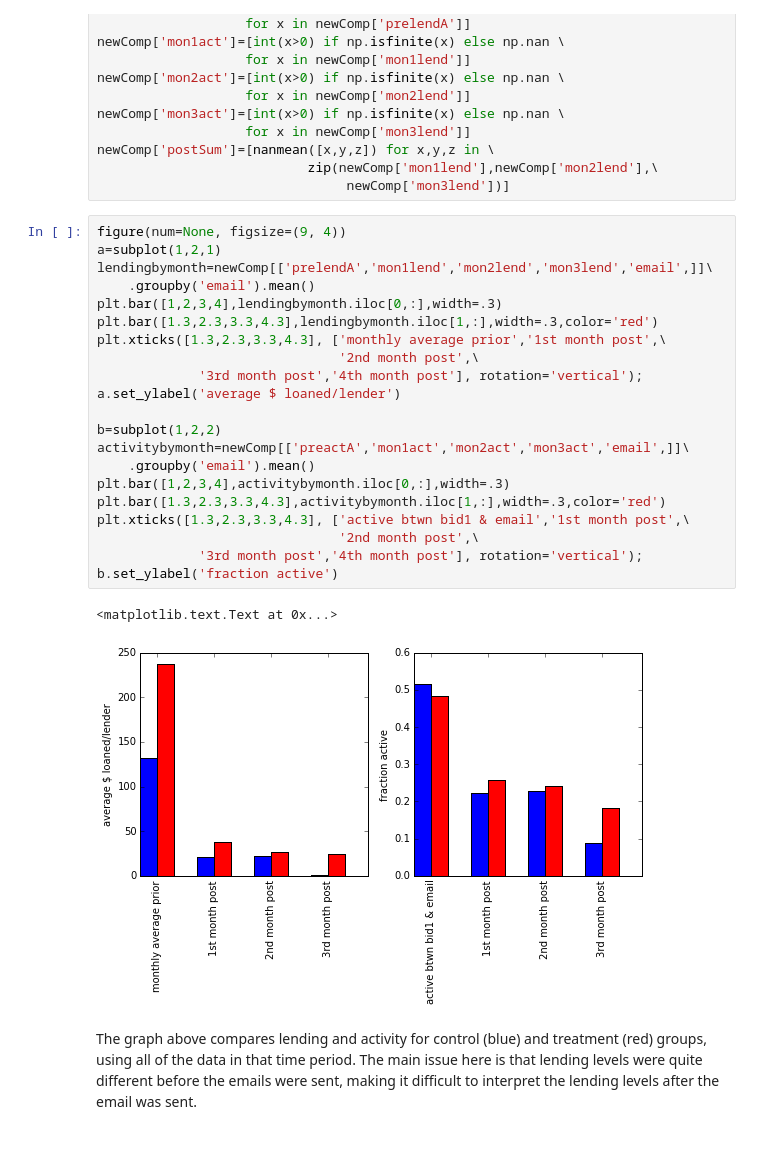
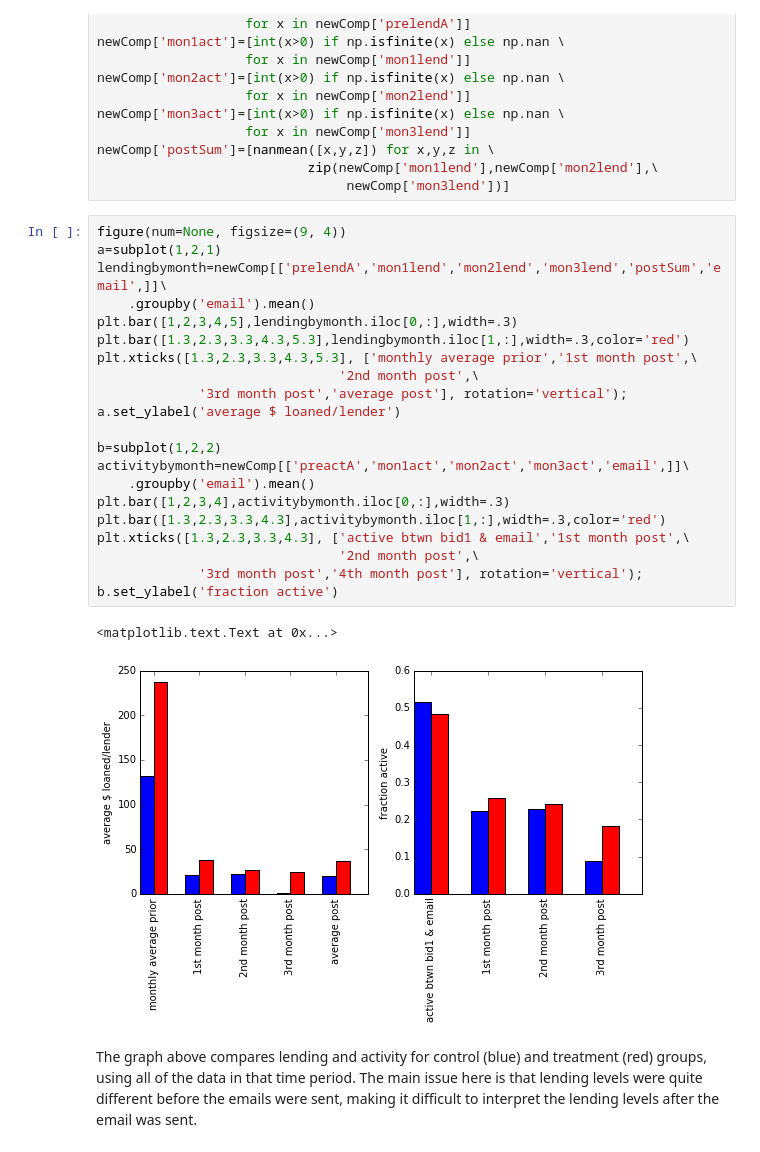
Before and after one commit to erinhult/zidisha, a Jupyter notebook: EmailImpact.ipynb, the cells around one changed output. Cells and saved outputs as stored; diff of their text form.

Commit message:
Updated EmailImpact

```diff
--- a/EmailImpact.ipynb
+++ b/EmailImpact.ipynb
@@ -192,27 +224,27 @@ newComp['postSum']=[nanmean([x,y,z]) for x,y,z in \
 # %%
 figure(num=None, figsize=(9, 4))
 a=subplot(1,2,1)
-lendingbymonth=newComp[['prelendA','mon1lend','mon2lend','mon3lend','email',]]\
+lendingbymonth=newComp[['prelendA','mon1lend','mon2lend','mon3lend','postSum','email',]]\
     .groupby('email').mean()
-plt.bar([1,2,3,4],lendingbymonth.iloc[0,:],width=.3)
-plt.bar([1.3,2.3,3.3,4.3],lendingbymonth.iloc[1,:],width=.3,color='red')
-plt.xticks([1.3,2.3,3.3,4.3], ['monthly average prior','1st month post',\
+plt.bar([1,2,3,4,5],lendingbymonth.iloc[0,:],width=.3)
+plt.bar([1.3,2.3,3.3,4.3,5.3],lendingbymonth.iloc[1,:],width=.3,color='red')
+plt.xticks([1.3,2.3,3.3,4.3,5.3], ['monthly average prior','1st month post',\
                                '2nd month post',\
-             '3rd month post','4th month post'], rotation='vertical');
+             '3rd month post','average post'], rotation='vertical');
 a.set_ylabel('average $ loaned/lender')
 
 b=subplot(1,2,2)
 activitybymonth=newComp[['preactA','mon1act','mon2act','mon3act','email',]]\
     .groupby('email').mean()
 plt.bar([1,2,3,4],activitybymonth.iloc[0,:],width=.3)
 plt.bar([1.3,2.3,3.3,4.3],activitybymonth.iloc[1,:],width=.3,color='red')
 plt.xticks([1.3,2.3,3.3,4.3], ['active btwn bid1 & email','1st month post',\
                                '2nd month post',\
              '3rd month post','4th month post'], rotation='vertical');
 b.set_ylabel('fraction active')
 # %% [output]
 <matplotlib.text.Text at 0x...>
-[figure, old version]
+[figure, new version]
 # %% [markdown]
 The graph above compares lending and activity for control (blue) and treatment (red) groups, using all of the data in that time period. The main issue here is that lending levels were quite different before the emails were sent, making it difficult to interpret the lending levels after the email was sent.
 # %%
```
Also changed, not shown: parts of 12 cells of this notebook.
